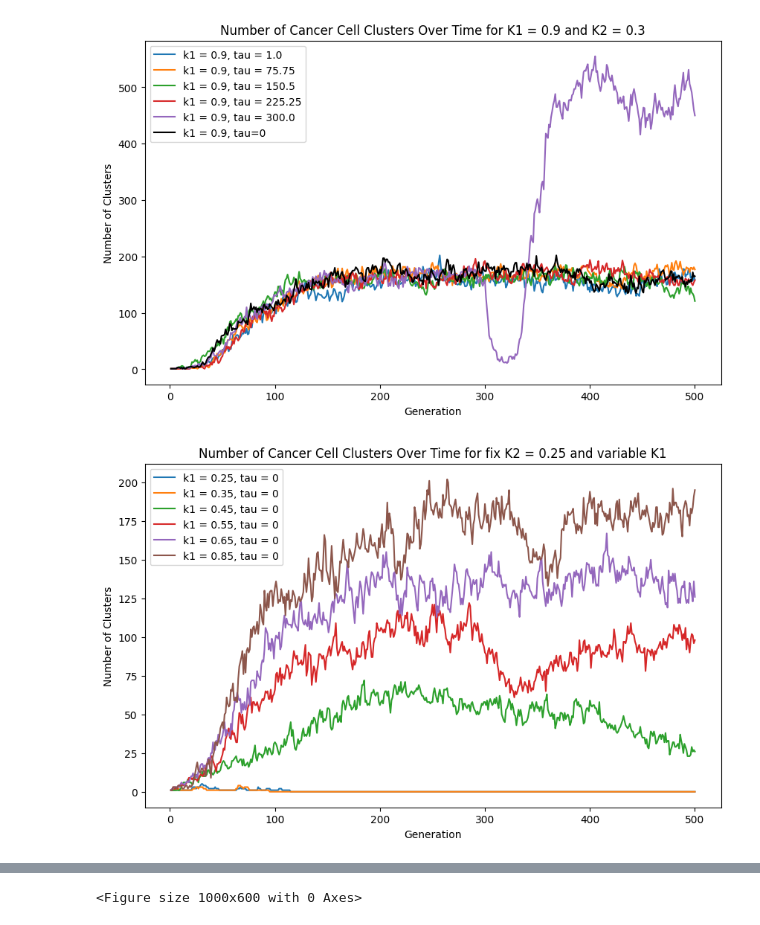
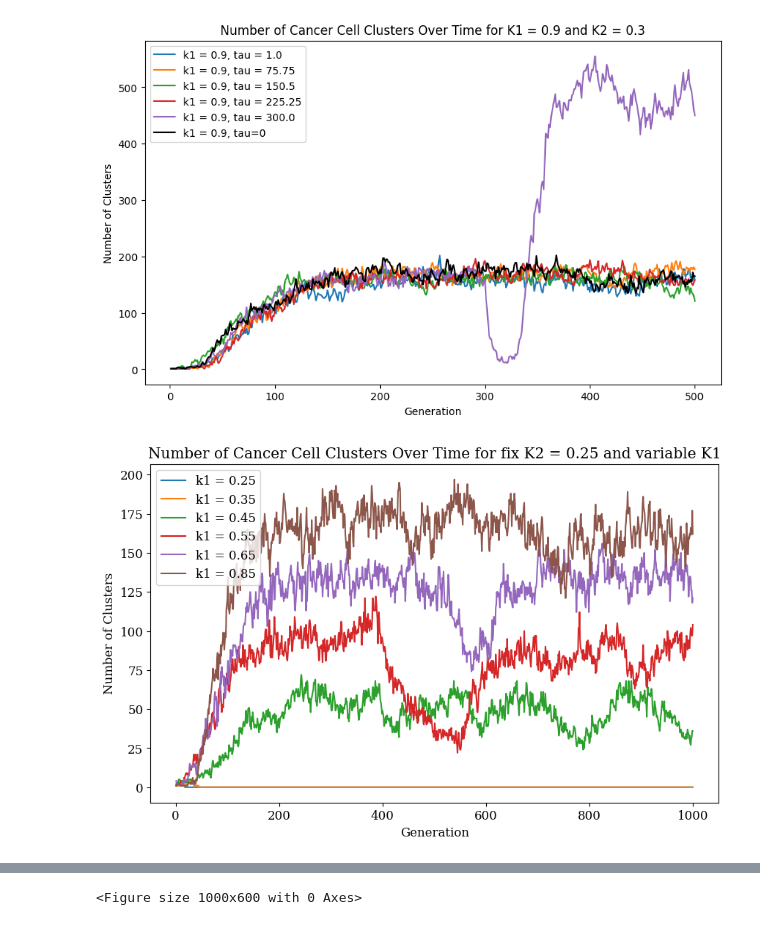
Before and after one commit to shreyaraghavendra/css_group_6, a Jupyter notebook: cluster_analysis.ipynb, the cells around one changed output, grey strips where cells are left out. Saved outputs shown, nothing was run; the diff lists cells and outputs as text; code cells hidden in the pictures.

Commit message:
Cluster analysis. Plots added k1 vs k2 vs time

```diff
--- a/cluster_analysis.ipynb
+++ b/cluster_analysis.ipynb
@@ -238,36 +240,48 @@ for K1 in K1_values_a:
 [figure]
 # %%
 #Try phase transition with k1>0.40 k = 0.25 for different tau
+
+
+
+GENERATIONS = 1000
+ROWS = COLS = 101
+ORIGIN = (COLS // 2, ROWS // 2)
+PHI = 1000
+CANCER_INIT_POSITIONS = [(ORIGIN[0], ORIGIN[1]), (ORIGIN[0] + 1, ORIGIN[1]),
+                         (ORIGIN[0] - 1, ORIGIN[1]), (ORIGIN[0], ORIGIN[1] - 1),
+                         (ORIGIN[0], ORIGIN[1] + 1)]
+K3, K4 = 0.4, 0.4
+RHO = 3.85
+
 
 K1_values= [0.25, 0.35, 0.45, 0.55, 0.65, 0.85]
 K2 = 0.25
 
 
-TIME_DELAY = 50
 NO_TIME_DELAY = 0
 # %%
 K1_clusters_data = []
 K1_history_data = []
 for K1 in K1_values:
-    history, Ms = ca.simulate_tumor_growth_with_clusters(NO_TIME_DELAY, GENERATIONS, ROWS, COLS, PHI, RHO, K1, K2, K3, K4, CANCER_INIT_POSITIONS, ORIGIN)
-    indiv_clusters = [len(ca. find_clusters(M,ROWS,COLS)) for M in Ms]
+    history, Ms = ca.simulate_tumor_growth_with_clusters(NO_TIME_DELAY, GENERATIONS, K1, K2)
+    indiv_clusters = [len(find_clusters(M,ROWS,COLS)) for M in Ms]
     K1_clusters_data.append(indiv_clusters)
 
     K1_history_data.append(history)
 
     # Plotting
 plt.figure(figsize=(10, 6))
 taus = list([0])
 
 for i, tau_cluster in enumerate(K1_clusters_data):
-    plt.plot(range(1, GENERATIONS + 1), tau_cluster, label=f'k1 = {K1_values[i]}, tau = {NO_TIME_DELAY}', linestyle='solid')
+    plt.plot(range(1, GENERATIONS + 1), tau_cluster, label=f'k1 = {K1_values[i]}', linestyle='solid')
 
 
 plt.title(f'Number of Cancer Cell Clusters Over Time for fix K2 = {K2} and variable K1')
 plt.xlabel('Generation')
 plt.ylabel('Number of Clusters')
 plt.legend()
 plt.show()
 # %% [output]
-[figure, old version]
+[figure, new version]
 # %%
```
Also changed, not shown: parts of 15 cells of this notebook, 1 other file.
